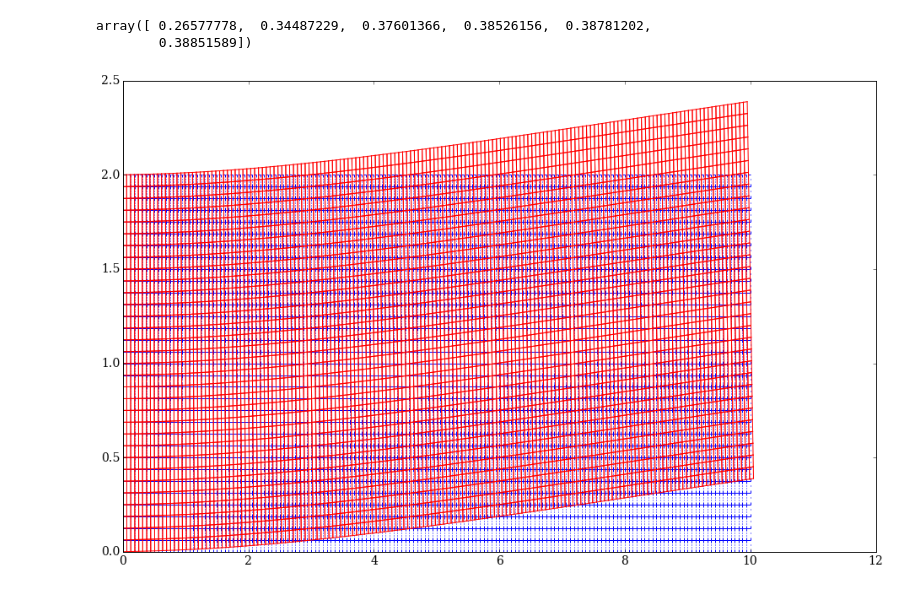
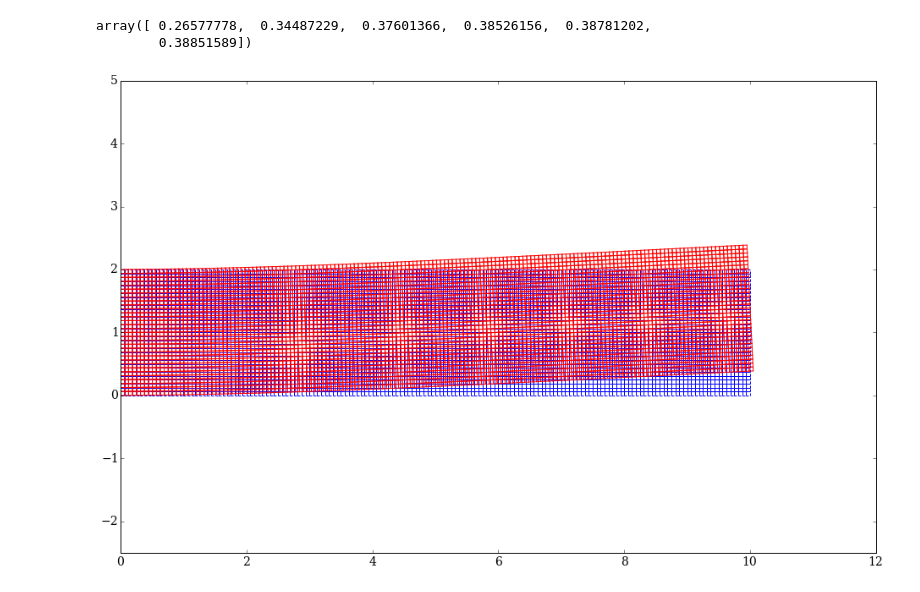
Before and after one commit to Ccaccia73/pythonToyFEM, a Jupyter notebook: pyToyFEM.ipynb, the cells around one changed output. Saved outputs shown, nothing was run; the diff lists cells and outputs as text; code cells hidden in the pictures.

```diff
--- a/pyToyFEM.ipynb
+++ b/pyToyFEM.ipynb
@@ -276,6 +345,7 @@ array([ 0.26577778,  0.34487229,  0.37601366,  0.38526156,  0.38781202,
 # %%
 plt.figure(figsize=(16,10), dpi=300)
 plotMesh(nodes,elements,'b-.')
 plotMesh(nodes+GlobalDispl,elements,'r')
+plt.axis('equal');
 # %% [output]
-[figure, old version]
+[figure, new version]
```
Also changed, not shown: parts of 19 cells of this notebook, 1 other file.
